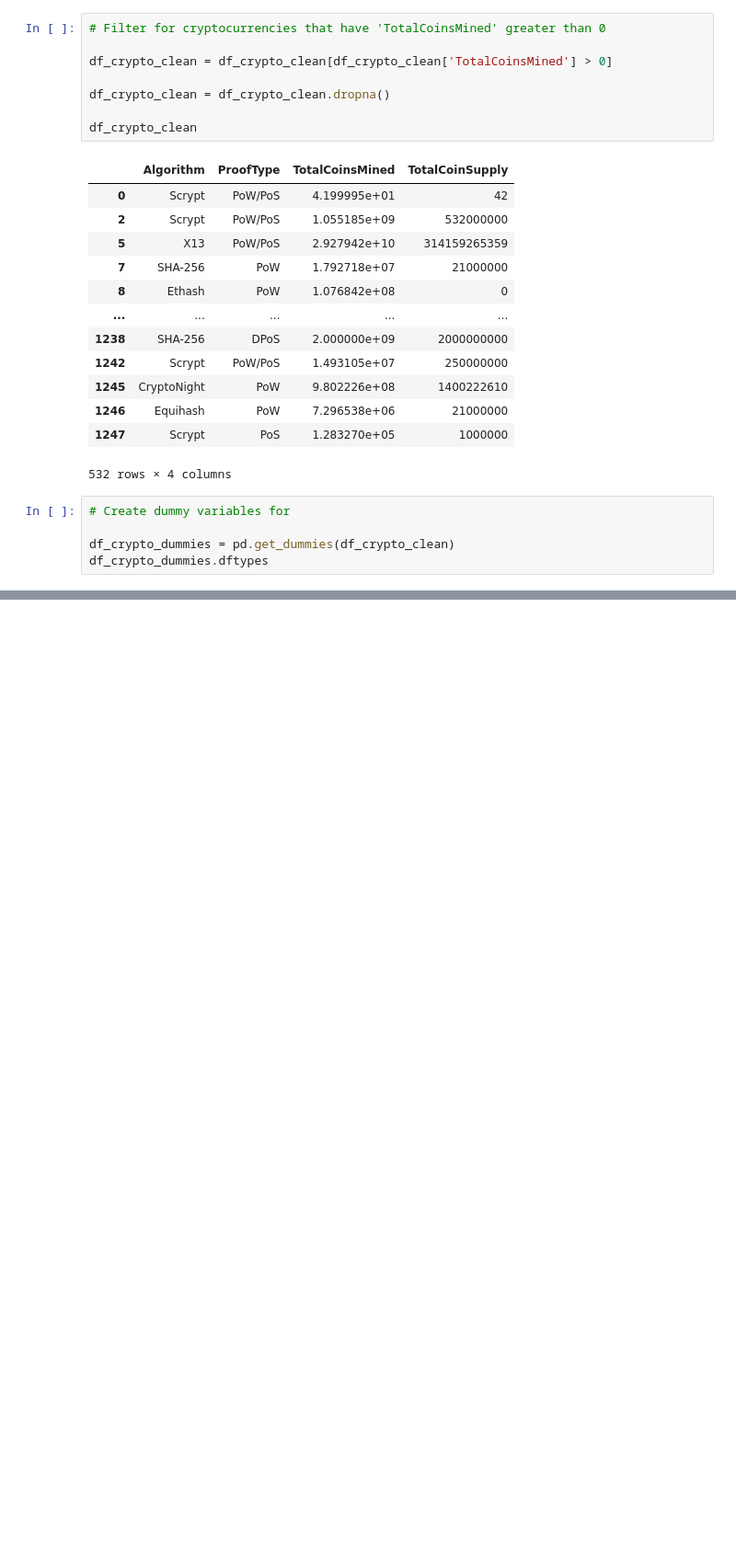
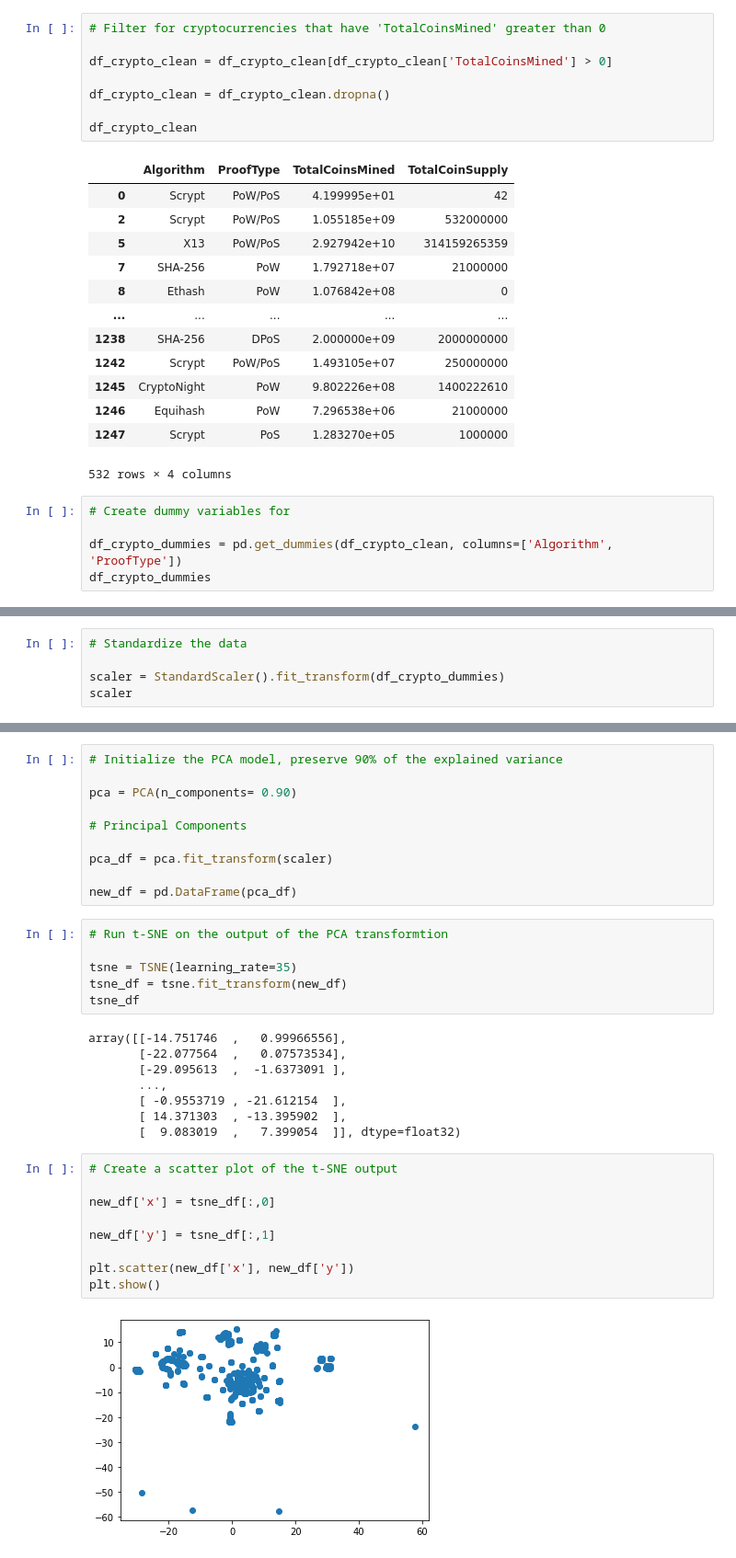
Before and after one commit to nhpatel1994/HW20-Unsupervised-ML, a Jupyter notebook: crypto_notebook.ipynb, the cells around one changed output, grey strips where cells are left out. Shown at 92% size. Cells and saved outputs as stored; diff of their text form; blank space fills up the shorter version.

```diff
--- a/crypto_notebook.ipynb
+++ b/crypto_notebook.ipynb
@@ -71,6 +72,6 @@ df_crypto_clean
 # %%
 # Create dummy variables for
 
-df_crypto_dummies = pd.get_dummies(df_crypto_clean)
-df_crypto_dummies.dftypes
+df_crypto_dummies = pd.get_dummies(df_crypto_clean, columns=['Algorithm', 'ProofType'])
+df_crypto_dummies
 # %% [output]
@@ -77,0 +97,5 @@ AttributeError: 'DataFrame' object has no attribute 'dftypes'
+# %%
+# Standardize the data
+
+scaler = StandardScaler().fit_transform(df_crypto_dummies)
+scaler
@@ -77,0 +116,35 @@ AttributeError: 'DataFrame' object has no attribute 'dftypes'
+# %%
+# Initialize the PCA model, preserve 90% of the explained variance
+
+pca = PCA(n_components= 0.90)
+
+# Principal Components
+
+pca_df = pca.fit_transform(scaler)
+
+new_df = pd.DataFrame(pca_df)
+# %%
+# Run t-SNE on the output of the PCA transformtion
+
+tsne = TSNE(learning_rate=35)
+tsne_df = tsne.fit_transform(new_df)
+tsne_df
+# %% [output]
+array([[-14.751746  ,   0.99966556],
+       [-22.077564  ,   0.07573534],
+       [-29.095613  ,  -1.6373091 ],
+       ...,
+       [ -0.9553719 , -21.612154  ],
+       [ 14.371303  , -13.395902  ],
+       [  9.083019  ,   7.399054  ]], dtype=float32)
+# %%
+# Create a scatter plot of the t-SNE output
+
+new_df['x'] = tsne_df[:,0]
+
+new_df['y'] = tsne_df[:,1]
+
+plt.scatter(new_df['x'], new_df['y'])
+plt.show()
+# %% [output]
+[figure, added]
```
Also changed, not shown: parts of 6 cells of this notebook.
